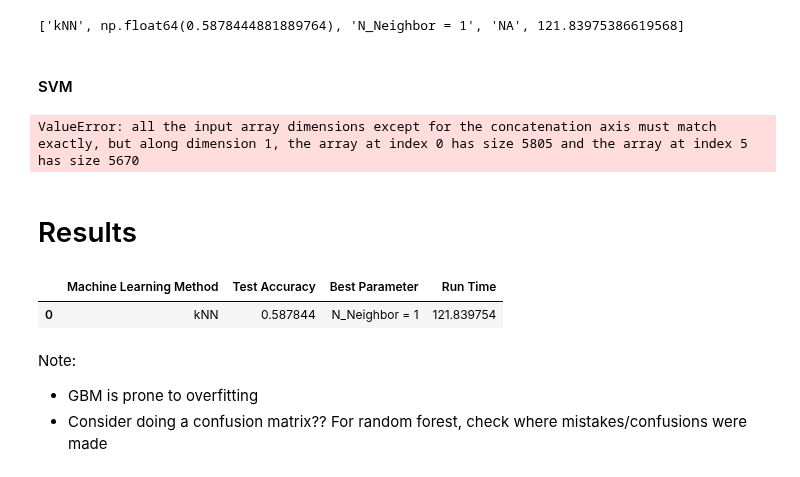
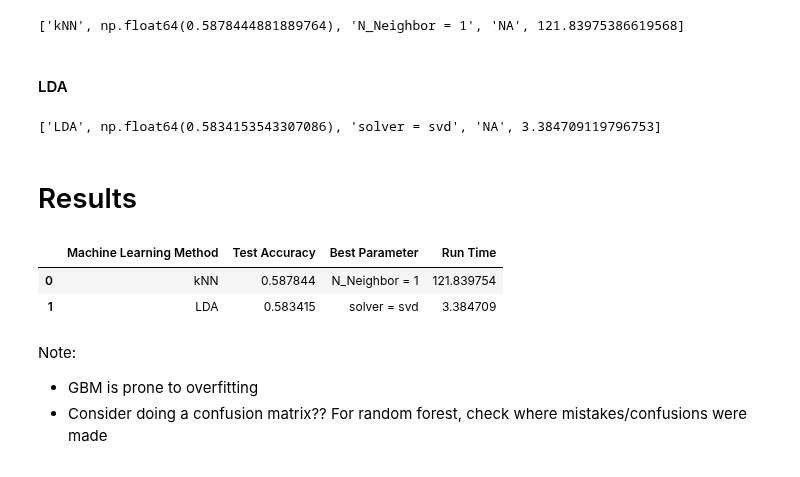
Before and after one commit to kibindy/LT8_final_project, a Jupyter notebook: LT8_Final_Project_Notebook.ipynb, the cells around one changed output. Saved outputs shown, nothing was run; the diff lists cells and outputs as text; code cells hidden in the pictures.

```diff
--- a/LT8_Final_Project_Notebook.ipynb
+++ b/LT8_Final_Project_Notebook.ipynb
@@ -226,23 +226,63 @@ print(knn_df)
 # %% [output]
 ['kNN', np.float64(0.5878444881889764), 'N_Neighbor = 1', 'NA', 121.83975386619568]
 # %% [markdown]
-#### SVM
+#### LDA
+# %%
+Number_trials = 20
+
+def train_lda(X, y):
+    start_time = time.time()
+    solvers = ['svd', 'lsqr', 'eigen']
+    score_train = []
+    score_test = []
+    coefs = []
+
+    for seed in range(Number_trials):
+        X_train, X_test, y_train, y_test = train_test_split(X, y, test_size=0.25, random_state=seed)
+        acc_train = []
+        acc_test = []
+
+        for s in solvers:
+            lda = LinearDiscriminantAnalysis(solver=s).fit(X_train, y_train)
+            acc_train.append(lda.score(X_train, y_train))
+            acc_test.append(lda.score(X_test, y_test))
+            if hasattr(lda, 'coef_'):
+                coefs.append(lda.coef_)
+
+        score_train.append(acc_train)
+        score_test.append(acc_test)
+
+    #mean_coefs = np.mean(coefs, axis=0)
+    score = np.mean(score_test, axis=0)
+    #coef_flat = np.abs(mean_coefs).flatten()
+    #top_idx = np.argmax(coef_flat) % X.shape[1]
+    #top_predictor = X.columns[top_idx]
+
+    run_time = (time.time() - start_time)
+    #return ['LDA', np.amax(score), f'solver = {solvers[np.argmax(score)]}', top_predictor, run_time]
+    return ['LDA', np.amax(score), f'solver = {solvers[np.argmax(score)]}', 'NA', run_time]
 # %%
+X = df.iloc[:, 6:]
+y = df.iloc[:, 0]
+
+lda_df = train_lda(X, y)
+print(lda_df)
 # %% [output]
-ValueError: all the input array dimensions except for the concatenation axis must match exactly, but along dimension 1, the array at index 0 has size 5805 and the array at index 5 has size 5670
+['LDA', np.float64(0.5834153543307086), 'solver = svd', 'NA', 3.384709119796753]
 # %% [markdown]
 # Results
 # %%
 automl_df = pd.DataFrame(columns=['Machine Learning Method', 'Test Accuracy', 'Best Parameter', 'Top Predictor Variable', 'Run Time'])
 
 automl_df.loc[0] = knn_df
-#automl_df.loc[1] = svm_df
+automl_df.loc[1] = lda_df
 
 automl_df = automl_df.drop(columns='Top Predictor Variable')
 automl_df
 # %% [output]
 |  | Machine Learning Method | Test Accuracy | Best Parameter | Run Time |
 | 0 | kNN | 0.587844 | N_Neighbor = 1 | 121.839754 |
+| 1 | LDA | 0.583415 | solver = svd | 3.384709 |
 # %% [markdown]
 Note:
 - GBM is prone to overfitting
```
